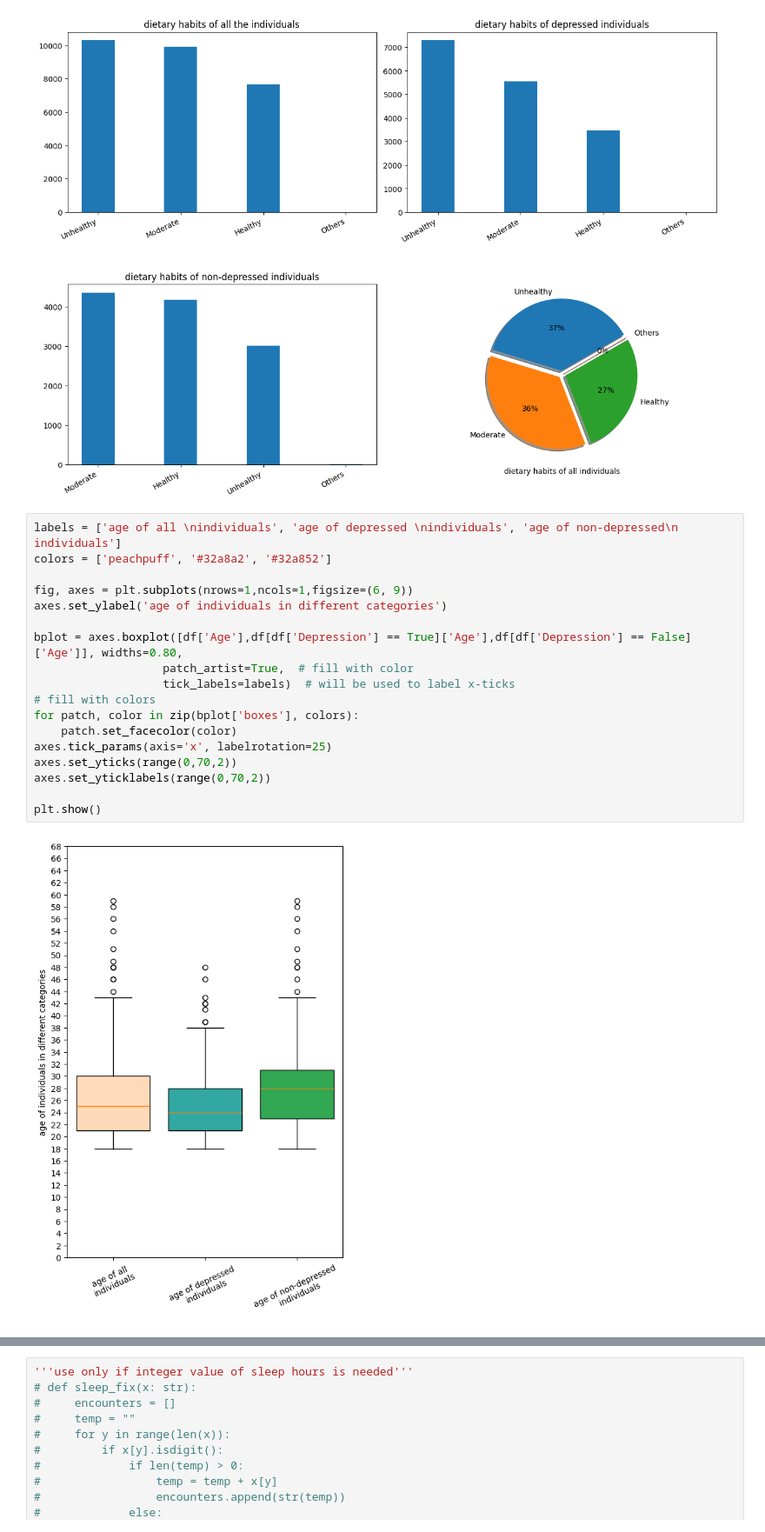
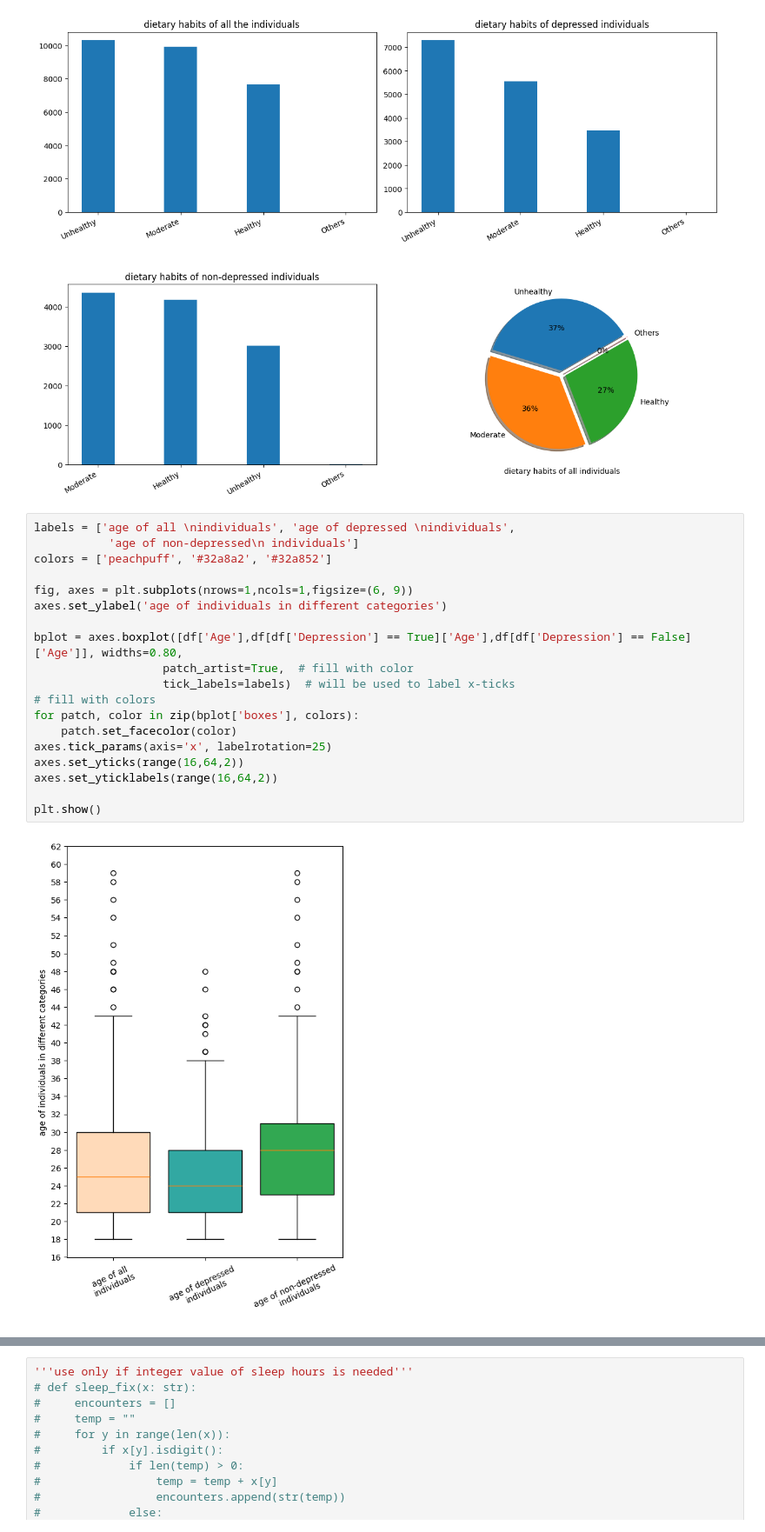
Before and after one commit to gagankumar2488/student_depression_data_analysis, a Jupyter notebook: analysis/analysis_process.ipynb, the cells around one changed output, grey strips where cells are left out. Shown: that part at 87% size. Cells and saved outputs as stored; diff of their text form.

```diff
--- a/analysis/analysis_process.ipynb
+++ b/analysis/analysis_process.ipynb
@@ -138,22 +138,23 @@ plt.show()
 # %% [output]
 [figure]
 # %%
-labels = ['age of all \nindividuals', 'age of depressed \nindividuals', 'age of non-depressed\n individuals']
+labels = ['age of all \nindividuals', 'age of depressed \nindividuals',
+           'age of non-depressed\n individuals']
 colors = ['peachpuff', '#32a8a2', '#32a852']
 
 fig, axes = plt.subplots(nrows=1,ncols=1,figsize=(6, 9))
 axes.set_ylabel('age of individuals in different categories')
 
 bplot = axes.boxplot([df['Age'],df[df['Depression'] == True]['Age'],df[df['Depression'] == False]['Age']], widths=0.80,
                    patch_artist=True,  # fill with color
                    tick_labels=labels)  # will be used to label x-ticks
 # fill with colors
 for patch, color in zip(bplot['boxes'], colors):
     patch.set_facecolor(color)
 axes.tick_params(axis='x', labelrotation=25)
-axes.set_yticks(range(0,70,2))
-axes.set_yticklabels(range(0,70,2))
+axes.set_yticks(range(16,64,2))
+axes.set_yticklabels(range(16,64,2))
 
 plt.show()
 # %% [output]
-[figure, old version]
+[figure, new version]
```
Also changed, not shown: parts of 1 cell of this notebook.
